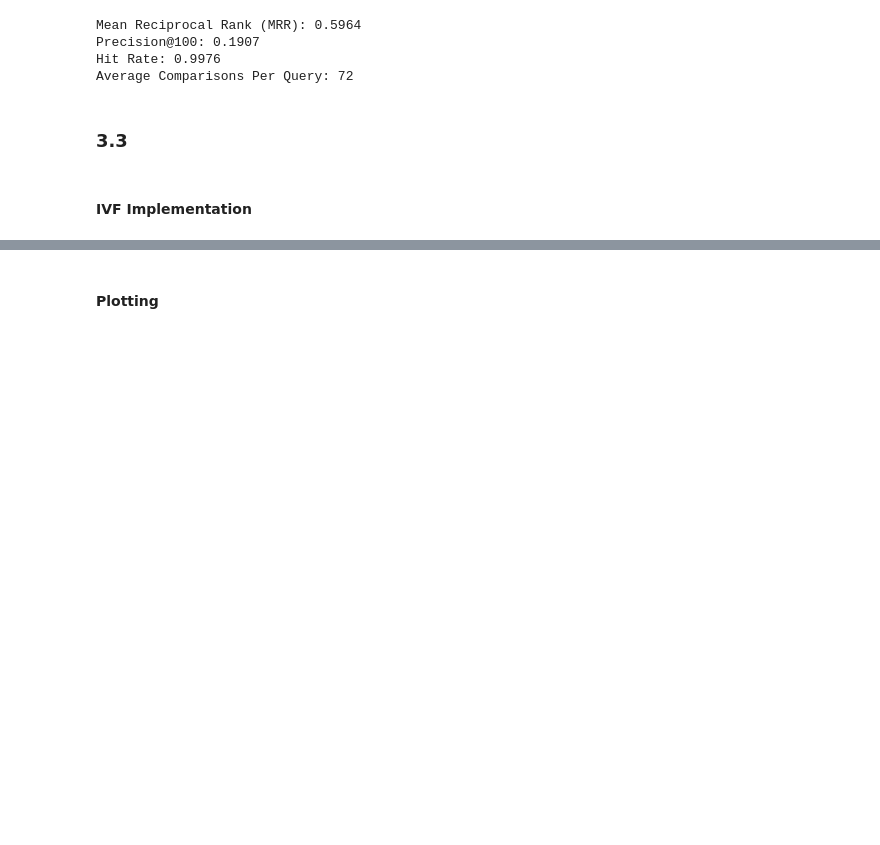
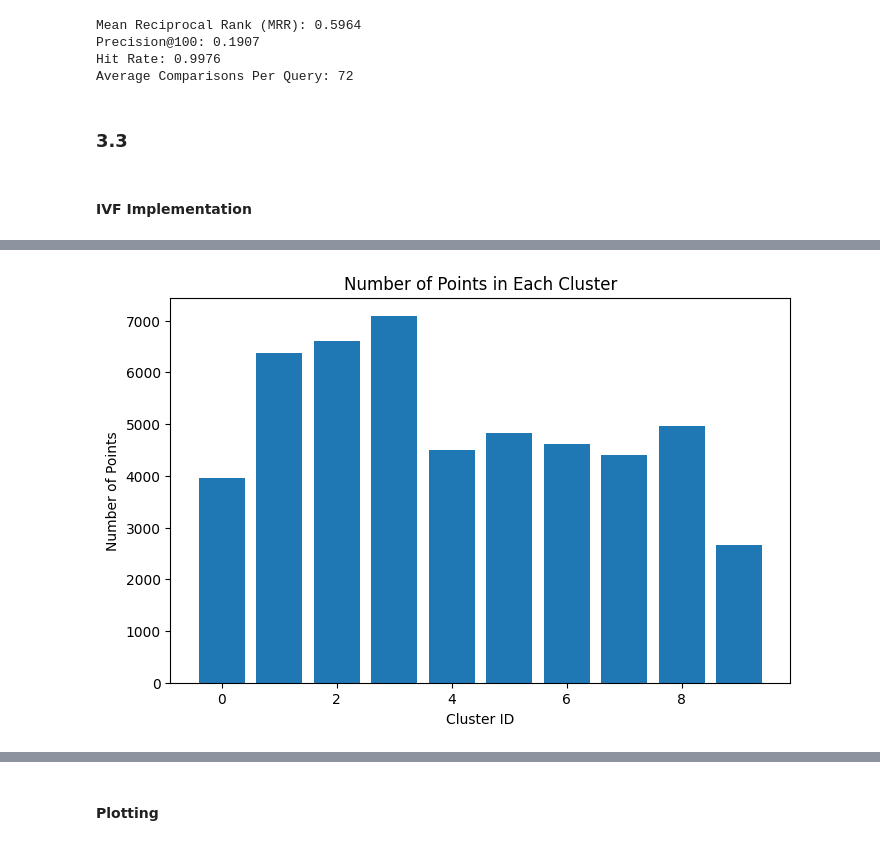
Before and after one commit to ChetaNMahipaL/SMAI-Assignment-1, a Jupyter notebook: KNN_ANN/main.ipynb, the cells around one changed output, grey strips where cells are left out. Drawn from its saved outputs; the diff is of its cells as text; code cells hidden in the pictures; blank space fills up the shorter version.

```diff
--- a/KNN_ANN/main.ipynb
+++ b/KNN_ANN/main.ipynb
@@ -445,0 +379,99 @@ Average Comparisons per Query @nprobe=5: 104369.5584
+# %%
+from collections import defaultdict
+
+def train_ivf(train_embeddings, train_labels, num_clusters=10):
+    # Step 1: Apply KMeans clustering
+    kmeans = KMeans(n_clusters=num_clusters, random_state=42, n_init=10)
+    cluster_assignments = kmeans.fit_predict(train_embeddings)
+
+    # Step 2: Build inverted file index
+    ivf_index = defaultdict(list)
+    for idx, cluster_id in enumerate(cluster_assignments):
+        ivf_index[cluster_id].append((train_embeddings[idx], idx, train_labels[idx]))
+
+    # Plot number of points in each cluster
+    cluster_counts = np.bincount(cluster_assignments, minlength=num_clusters)
+    plt.figure(figsize=(8, 5))
+    plt.bar(range(num_clusters), cluster_counts)
+    plt.xlabel("Cluster ID")
+    plt.ylabel("Number of Points")
+    plt.title("Number of Points in Each Cluster")
+    plt.show()
+
+    return kmeans, ivf_index
+
+def search_ivf(query_embedding, kmeans, ivf_index, nprobe=1, top_k=100):
+    # Step 3: Find nearest nprobe clusters
+    cluster_distances = cdist(query_embedding.reshape(1, -1), kmeans.cluster_centers_)
+    nearest_clusters = np.argsort(cluster_distances[0])[:nprobe]
+
+    # Step 4: Retrieve candidates from the selected clusters
+    candidates = []
+    candidate_ids = []
+    candidate_labels = []
+    comparisons = 0
+    for cluster_id in nearest_clusters:
+        cluster_data = ivf_index.get(cluster_id, [])
+        comparisons += len(cluster_data)
+        for embedding, idx, label in cluster_data:
+            candidates.append(embedding)
+            candidate_ids.append(idx)
+            candidate_labels.append(label)
+
+    candidates = np.array(candidates)
+
+    # Step 5: Compute distances and get top_k results
+    if len(candidates) > 0:
+        distances = cdist(query_embedding.reshape(1, -1), candidates)[0]
+        top_indices = np.argsort(distances)[:top_k]
+        return [candidate_ids[i] for i in top_indices], [candidate_labels[i] for i in top_indices], comparisons
+    else:
+        return [], [], comparisons
+
+def mean_reciprocal_rank(retrieved_labels, ground_truth_label):
+    for rank, label in enumerate(retrieved_labels, start=1):
+        if label == ground_truth_label:
+            return 1 / rank
+    return 0
+
+def precision_at_k(retrieved_labels, ground_truth_label, k=100):
+    return sum(1 for label in retrieved_labels[:k] if label == ground_truth_label) / k
+
+def hit_rate(retrieved_labels, ground_truth_label):
+    return int(any(label == ground_truth_label for label in retrieved_labels))
+
+def evaluate_retrieval(test_embeddings, test_labels, kmeans, ivf_index, nprobe=1, top_k=100):
+    mrr, precision, hit = 0, 0, 0
+    total = len(test_embeddings)
+    total_comparisons = 0
+
+    for i, query in enumerate(test_embeddings):
+        ground_truth_label = test_labels[i]
+        retrieved, retrieved_labels, comparisons = search_ivf(query, kmeans, ivf_index, nprobe, top_k)
+
+        mrr += mean_reciprocal_rank(retrieved_labels, ground_truth_label)
+        precision += precision_at_k(retrieved_labels, ground_truth_label, top_k)
+        hit += hit_rate(retrieved_labels, ground_truth_label)
+        total_comparisons += comparisons
+
+    return {
+        "MRR": mrr / total,
+        "Precision@100": precision / total,
+        "Hit Rate": hit / total,
+        "Avg Comparisons per Query": total_comparisons / total
+    }
+
+num_clusters = 10
+kmeans, ivf_index = train_ivf(train_embeddings_cpu, train_labels_cpu, num_clusters)
+nprobe_values = [3]
+
+for nprobe in nprobe_values:
+    metrics = evaluate_retrieval(test_embeddings_cpu, test_labels_cpu, kmeans, ivf_index, nprobe, top_k=100)
+    print(f"Results for nprobe={nprobe}:")
+    print(f"MRR: {metrics['MRR']:.4f}")
+    print(f"Precision@100: {metrics['Precision@100']:.4f}")
+    print(f"Hit Rate: {metrics['Hit Rate']:.4f}")
+    print(f"Avg Comparisons per Query: {metrics['Avg Comparisons per Query']:.2f}")
+    print("-" * 50)
+# %% [output]
+[figure, added]
```
Also changed, not shown: parts of 8 cells of this notebook, 1 other file.
